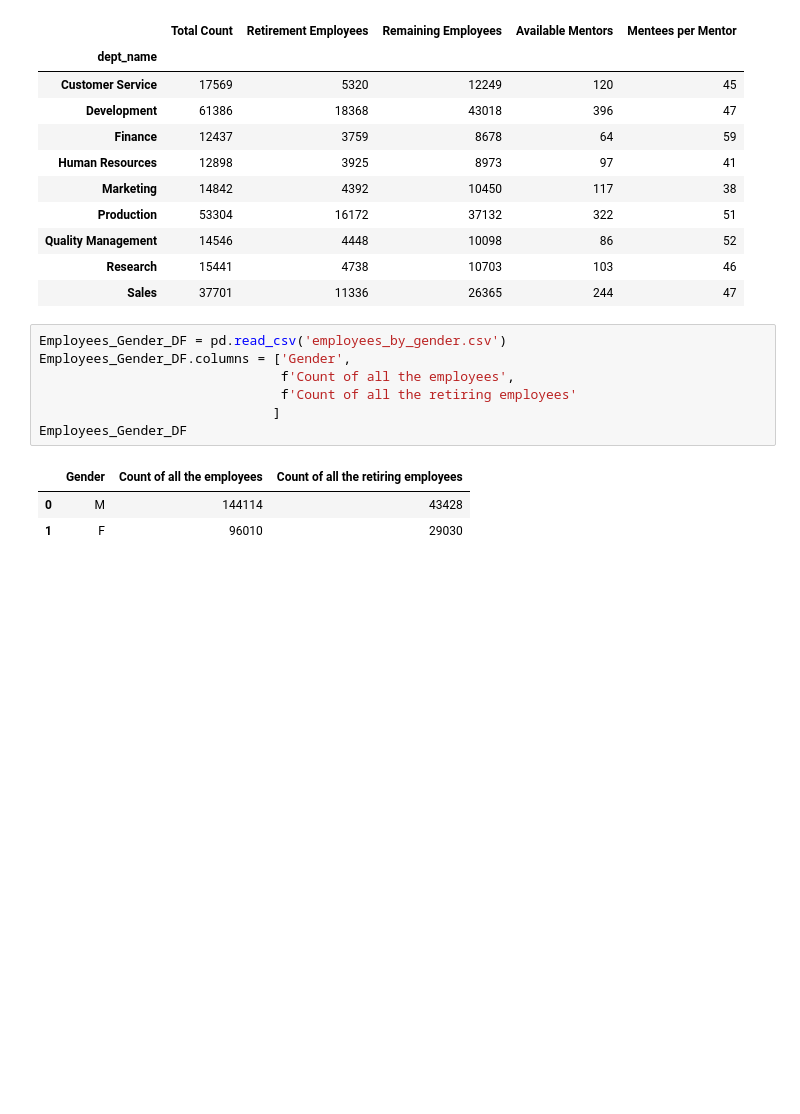
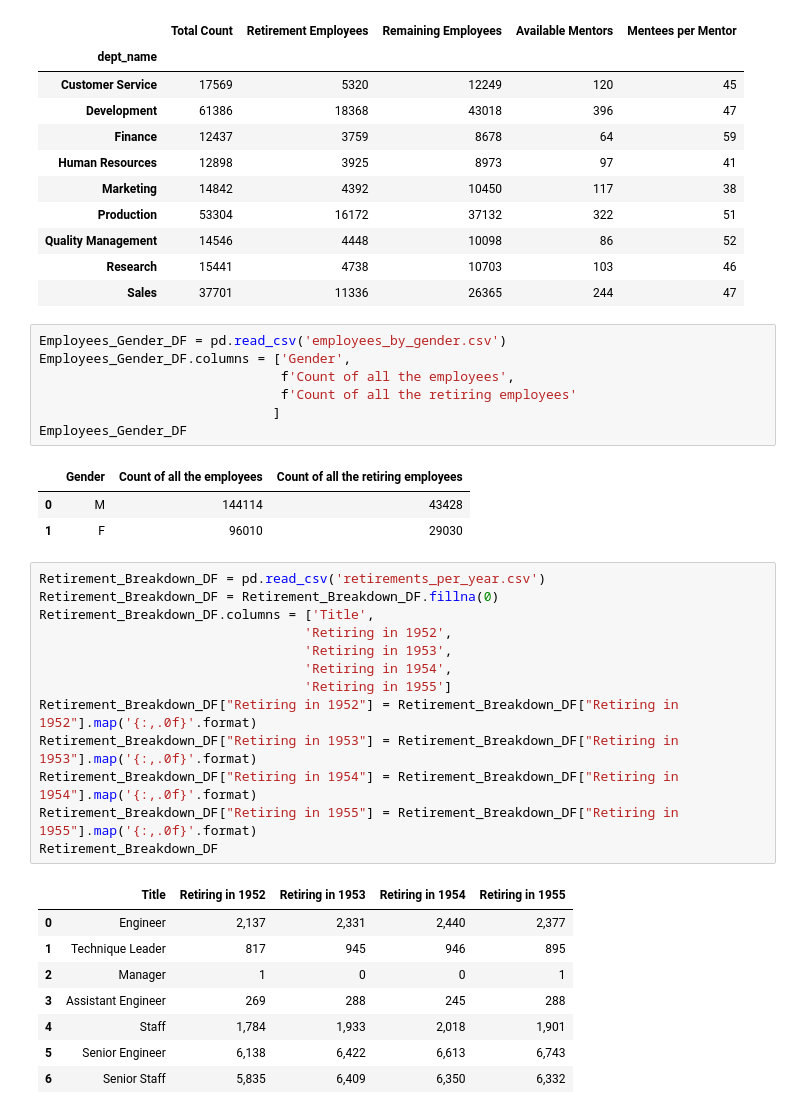
Before and after one commit to Daniel-Sanudo/Pewlett-Hackard-Analysis, a Jupyter notebook: Data/Tables.ipynb, the cells around one changed output. Saved outputs shown, nothing was run; the diff lists cells and outputs as text; blank space fills up the shorter version.

Commit message:
Created formatted table for retirements per year

```diff
--- a/Data/Tables.ipynb
+++ b/Data/Tables.ipynb
@@ -153,3 +153,25 @@ Employees_Gender_DF
 |  | Gender | Count of all the employees | Count of all the retiring employees |
 | 0 | M | 144114 | 43428 |
 | 1 | F | 96010 | 29030 |
+# %%
+Retirement_Breakdown_DF = pd.read_csv('retirements_per_year.csv')
+Retirement_Breakdown_DF = Retirement_Breakdown_DF.fillna(0)
+Retirement_Breakdown_DF.columns = ['Title',
+                                  'Retiring in 1952',
+                                  'Retiring in 1953',
+                                  'Retiring in 1954',
+                                  'Retiring in 1955']
+Retirement_Breakdown_DF["Retiring in 1952"] = Retirement_Breakdown_DF["Retiring in 1952"].map('{:,.0f}'.format)
+Retirement_Breakdown_DF["Retiring in 1953"] = Retirement_Breakdown_DF["Retiring in 1953"].map('{:,.0f}'.format)
+Retirement_Breakdown_DF["Retiring in 1954"] = Retirement_Breakdown_DF["Retiring in 1954"].map('{:,.0f}'.format)
+Retirement_Breakdown_DF["Retiring in 1955"] = Retirement_Breakdown_DF["Retiring in 1955"].map('{:,.0f}'.format)
+Retirement_Breakdown_DF
+# %% [output]
+|  | Title | Retiring in 1952 | Retiring in 1953 | Retiring in 1954 | Retiring in 1955 |
+| 0 | Engineer | 2,137 | 2,331 | 2,440 | 2,377 |
+| 1 | Technique Leader | 817 | 945 | 946 | 895 |
+| 2 | Manager | 1 | 0 | 0 | 1 |
+| 3 | Assistant Engineer | 269 | 288 | 245 | 288 |
+| 4 | Staff | 1,784 | 1,933 | 2,018 | 1,901 |
+| 5 | Senior Engineer | 6,138 | 6,422 | 6,613 | 6,743 |
+| 6 | Senior Staff | 5,835 | 6,409 | 6,350 | 6,332 |
```
Also changed, not shown: 1 other file.
